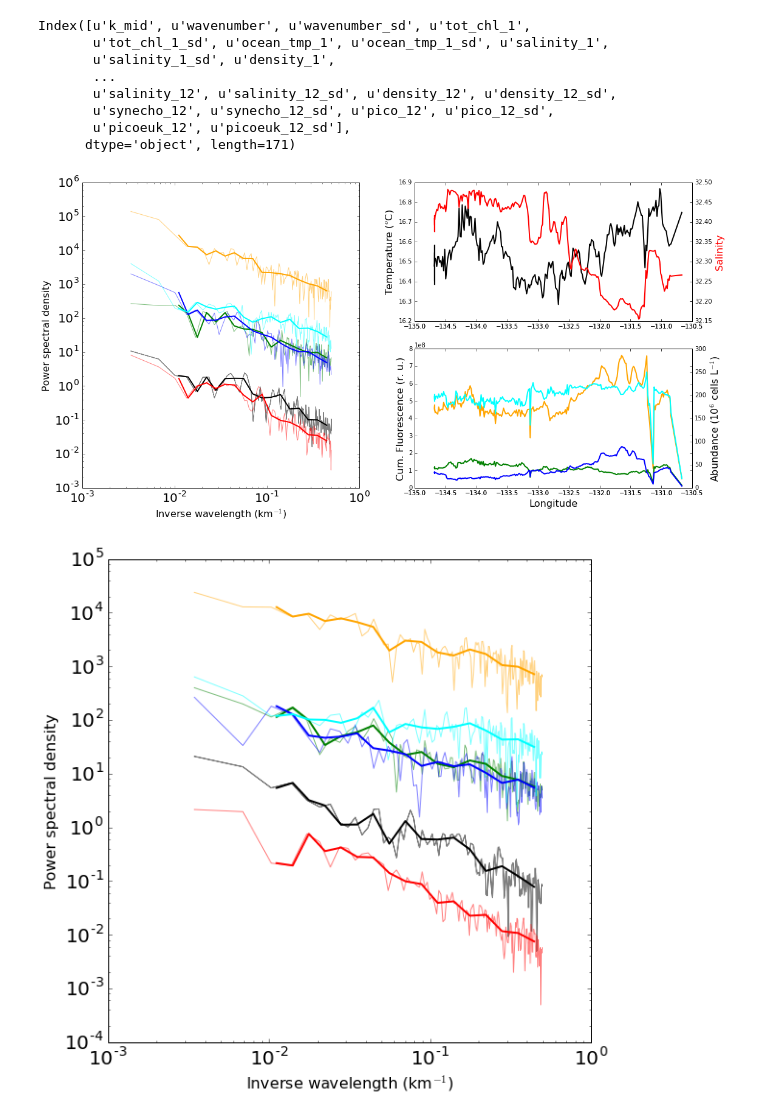
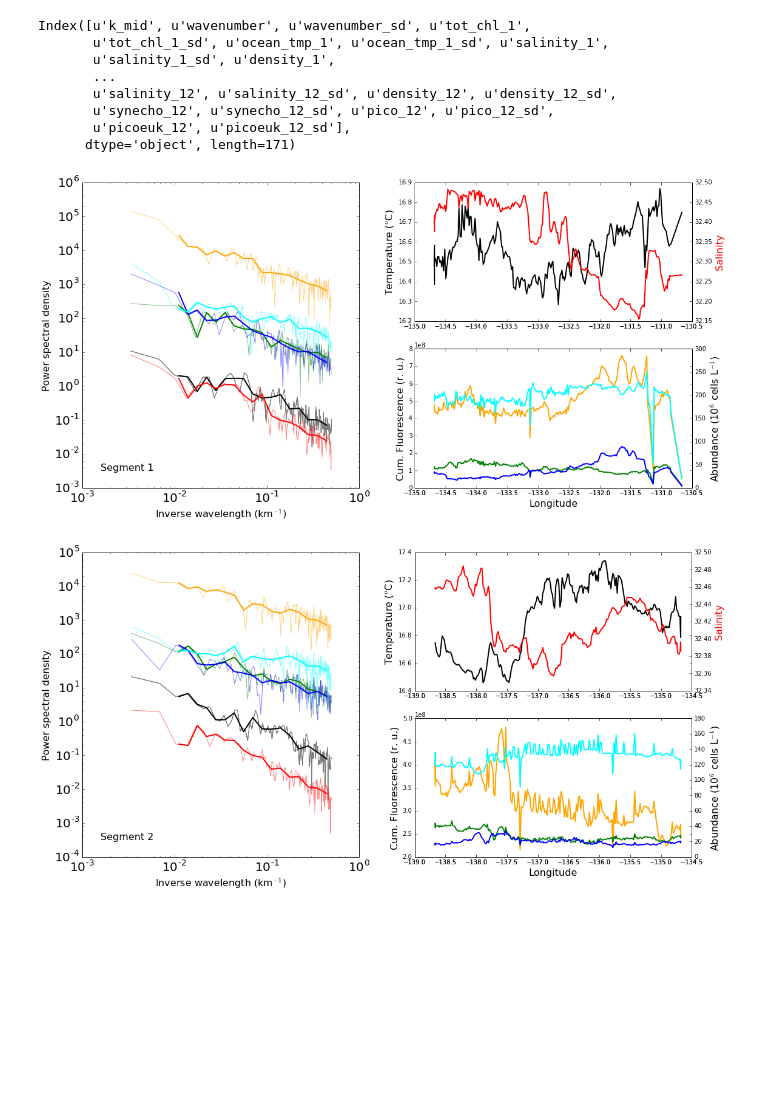
Before and after one commit to sophieclayton/KM1304_lengthscales, a Jupyter notebook: analysis/KM1304_fft.ipynb, the cells around one changed output. Saved outputs shown, nothing was run; the diff lists cells and outputs as text; code cells hidden in the pictures; blank space fills up the shorter version.

Commit message:
updated to make all figures compoaites of track data and spectra with labels

```diff
--- a/analysis/KM1304_fft.ipynb
+++ b/analysis/KM1304_fft.ipynb
@@ -376,6 +376,8 @@ Index([u'k_mid', u'wavenumber', u'wavenumber_sd', u'tot_chl_1',
 fig1 = plt.figure(1, figsize=(18, 9), dpi = 600)
 
 sub1 = fig1.add_subplot(121)
+
+sub1.text(10**-2.8, 10**-2.5, 'Segment 1', fontsize = 16)
 
 sub1.loglog(np.abs(seg_fft['wavenumber']), np.abs(seg_fft['ocean_tmp_1']), 'k', alpha=0.5, label='temperature')
 sub1.loglog(seg_fft['wavenumber'], np.abs(seg_fft['salinity_1']), 'r', alpha=0.5, label = 'salinity')
@@ -435,37 +437,71 @@ fig1.savefig('/Users/sclayton/Documents/KM1304_lengthscales/figures/KM1304_1_spe
 # black = temp
 # orange = chl
 # %% [output]
-[figure, old version]
+[figure, new version]
 # %%
-fig3 = plt.figure(3, figsize=(9,9), dpi = 600)
+fig2 = plt.figure(2, figsize=(18, 9), dpi = 600)
 
-plt.loglog(np.abs(seg_fft['wavenumber']), np.abs(seg_fft['ocean_tmp_2']), 'k', alpha=0.5)
-plt.loglog(seg_fft['wavenumber'], np.abs(seg_fft['salinity_2']), 'r', alpha=0.5)
-plt.loglog(seg_fft['wavenumber'], np.abs(seg_fft['picoeuk_2']), 'g', alpha=0.5)
-plt.loglog(seg_fft['wavenumber'], np.abs(seg_fft['synecho_2']), 'b', alpha=0.5)
-plt.loglog(seg_fft['wavenumber'], np.abs(seg_fft['pico_2']), 'cyan', alpha=0.5)
-plt.loglog(seg_fft['wavenumber'], np.abs(seg_fft['tot_chl_2']/100000), 'orange', alpha=0.5)
+sub1 = fig2.add_subplot(121)
 
-plt.loglog(1./binned['k_mid'], np.abs(binned['ocean_tmp_2']), 'k', lw=2)
-plt.loglog(1./binned['k_mid'], np.abs(binned['salinity_2']), 'r', lw=2)
-plt.loglog(1./binned['k_mid'], np.abs(binned['picoeuk_2']), 'g', lw=2)
-plt.loglog(1./binned['k_mid'], np.abs(binned['synecho_2']), 'b', lw=2)
-plt.loglog(1./binned['k_mid'], np.abs(binned['pico_2']), 'cyan', lw=2)
-plt.loglog(1./binned['k_mid'], np.abs(binned['tot_chl_2']/100000), 'orange', lw=2)
+sub1.text(10**-2.8, 10**-3.5, 'Segment 2', fontsize = 16)
 
-plt.tick_params(axis='both', which='major', labelsize=20)
-plt.tick_params(axis='both', which='minor', labelsize=20)
-plt.xlabel('Inverse wavelength (km$^{-1}$)', fontsize = 16)
-plt.ylabel('Power spectral density', fontsize = 16)
+sub1.loglog(np.abs(seg_fft['wavenumber']), np.abs(seg_fft['ocean_tmp_2']), 'k', alpha=0.5, label='temperature')
+sub1.loglog(seg_fft['wavenumber'], np.abs(seg_fft['salinity_2']), 'r', alpha=0.5, label = 'salinity')
+sub1.loglog(seg_fft['wavenumber'], np.abs(seg_fft['picoeuk_2']), 'g', alpha=0.5, label = 'picoeuks')
+sub1.loglog(seg_fft['wavenumber'], np.abs(seg_fft['synecho_2']), 'b', alpha=0.5, label = 'synechococcus')
+sub1.loglog(seg_fft['wavenumber'], np.abs(seg_fft['pico_2']), 'cyan', alpha=0.5, label = 'prochlorococcus')
+sub1.loglog(seg_fft['wavenumber'], np.abs(seg_fft['tot_chl_2']/100000), 'orange', alpha=0.5, label = 'fluorescence')
+
+sub1.loglog(1./binned['k_mid'], np.abs(binned['ocean_tmp_2']), 'k', lw=2)
+sub1.loglog(1./binned['k_mid'], np.abs(binned['salinity_2']), 'r', lw=2)
+sub1.loglog(1./binned['k_mid'], np.abs(binned['picoeuk_2']), 'g', lw=2)
+sub1.loglog(1./binned['k_mid'], np.abs(binned['synecho_2']), 'b', lw=2)
+sub1.loglog(1./binned['k_mid'], np.abs(binned['pico_2']), 'cyan', lw=2)
+sub1.loglog(1./binned['k_mid'], np.abs(binned['tot_chl_2']/100000), 'orange', lw=2)
+
+sub1.tick_params(axis='both', which='major', labelsize=20)
+sub1.tick_params(axis='both', which='minor', labelsize=20)
+sub1.set_xlabel('Inverse wavelength (km$^{-1}$)', fontsize = 16)
+sub1.set_ylabel('Power spectral density', fontsize = 16)
+#sub1.legend()
+
+# find beginning/end of segment
+a = segments['start'][2]
+b = segments['end'][2]
+
+sub2 = fig2.add_subplot(222)
+sub2.plot(clean['lon'][a:b],clean['ocean_tmp'][a:b], 'k', lw=2 )
+sub2.set_ylabel('Temperature ($^o$C)', fontsize = 16)
+
+ax2 = fig2.add_subplot(222, sharex=sub2, frameon=False)
+ax2.plot(clean['lon'][a:b],clean['salinity'][a:b], 'r' , lw=2)
+ax2.yaxis.tick_right()
+ax2.yaxis.set_label_position("right")
+ax2.set_ylabel('Salinity', color = 'r', fontsize = 16)
+
+sub3 = fig2.add_subplot(224)
+sub3.plot(clean['lon'][a:b],clean['tot_chl'][a:b], 'orange' , lw=2)
+sub3.set_xlabel('Longitude', fontsize = 16)
+sub3.set_ylabel('Cum. Fluorescence (r. u.)', fontsize = 16)
+
+ax3 = fig2.add_subplot(224, sharex=sub3, frameon=False)
+ax3.plot(clean['lon'][a:b],clean['picoeuk'][a:b], 'g' , lw=2)
+ax3.plot(clean['lon'][a:b],clean['pico'][a:b], 'cyan' , lw=2)
+ax3.plot(clean['lon'][a:b],clean['synecho'][a:b], 'b' , lw=2)
+ax3.yaxis.tick_right()
+ax3.yaxis.set_label_position("right")
+ax3.set_ylabel('Abundance (10$^6$ cells L$^{-1}$)', color = 'k', fontsize = 16)
+
 
 plt.show()
+fig2.savefig('/Users/sclayton/Documents/KM1304_lengthscales/figures/KM1304_2_spectra.png', bbox_inches='tight', dpi=600)
 
-# green = picoeuk*
-# cyan = pro
+# green = picoeuk
+# cyan = pro*
 # blue = synecho*
 # red = salinity
 # black = temp
 # orange = chl
 # %% [output]
-[figure, old version]
+[figure, new version]
 # %%
```
Also changed, not shown: parts of 10 cells of this notebook.
